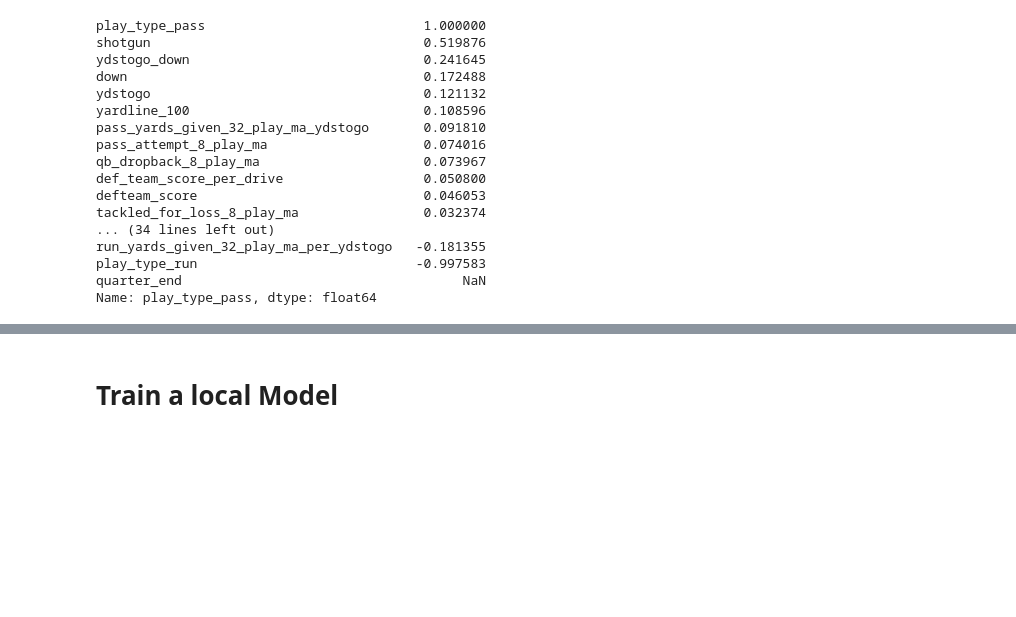
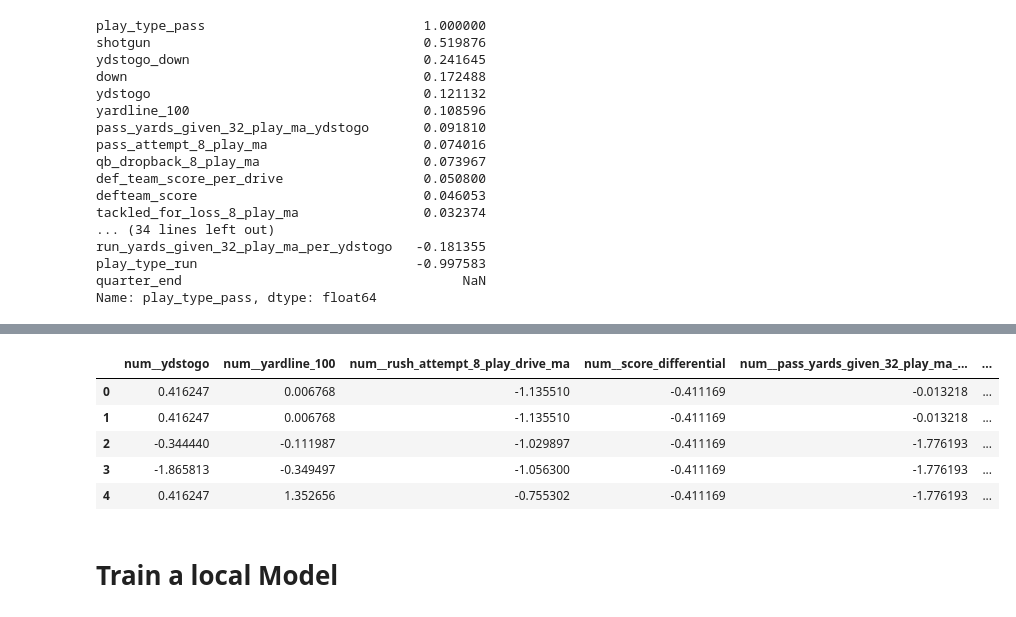
Before and after one commit to King-AK/nfl-play-by-play-dbx-git, a Jupyter notebook: exploration/Pandas Exploration.ipynb, the cells around one changed output, grey strips where cells are left out. Drawn from its saved outputs; the diff is of its cells as text; code cells hidden in the pictures; blank space fills up the shorter version.

```diff
--- a/exploration/Pandas Exploration.ipynb
+++ b/exploration/Pandas Exploration.ipynb
@@ -410,0 +457,21 @@ Name: play_type_pass, dtype: float64
+# %%
+from sklearn.pipeline import Pipeline
+from sklearn.impute import SimpleImputer
+from sklearn.preprocessing import StandardScaler, OneHotEncoder
+from sklearn.compose import ColumnTransformer
+
+numerical_pipeline = Pipeline([
+    ('impute', SimpleImputer(strategy='median')),
+    ('scale', StandardScaler())
+])
+categories_pipeline = Pipeline([
+    ('impute', SimpleImputer(strategy='most_frequent')),
+    ('encode', OneHotEncoder(handle_unknown='ignore'))
+])
+preprocessing_pipeline = ColumnTransformer([
+    ('num', numerical_pipeline, pre_snap_numerical_features),
+    ('cat', categories_pipeline, pre_snap_categorical_features)
+])
+
+
+preprocessing_pipeline
@@ -410,0 +496,2 @@ Name: play_type_pass, dtype: float64
+# %%
+prepared_data = preprocessing_pipeline.fit_transform(copy_df)
@@ -411,2 +509,17 @@ Name: play_type_pass, dtype: float64
+# %%
+prepared_data_df = pd.DataFrame(
+    prepared_data,
+    columns=preprocessing_pipeline.get_feature_names_out(),
+    index=copy_df.index
+)
+
+prepared_data_df.head()
+# %% [output]
+|  | num__ydstogo | num__yardline_100 | num__rush_attempt_8_play_drive_ma | num__score_differential | num__pass_yards_given_32_play_ma_... | ... |
+| 0 | 0.416247 | 0.006768 | -1.135510 | -0.411169 | -0.013218 | ... |
+| 1 | 0.416247 | 0.006768 | -1.135510 | -0.411169 | -0.013218 | ... |
+| 2 | -0.344440 | -0.111987 | -1.029897 | -0.411169 | -1.776193 | ... |
+| 3 | -1.865813 | -0.349497 | -1.056300 | -0.411169 | -1.776193 | ... |
+| 4 | 0.416247 | 1.352656 | -0.755302 | -0.411169 | -1.776193 | ... |
 # %% [markdown]
 # Train a local Model
```
Also changed, not shown: parts of 14 cells of this notebook.
